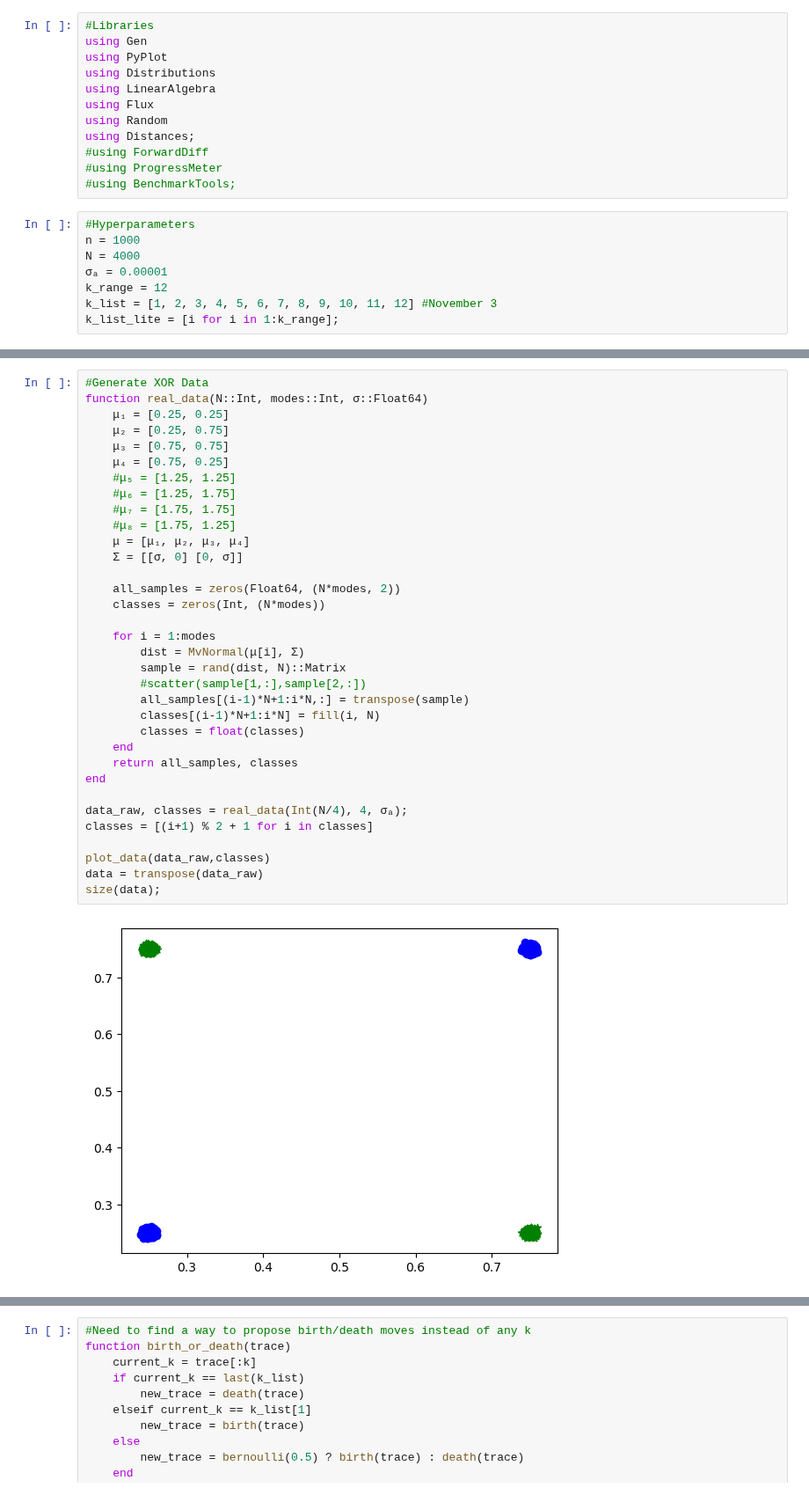
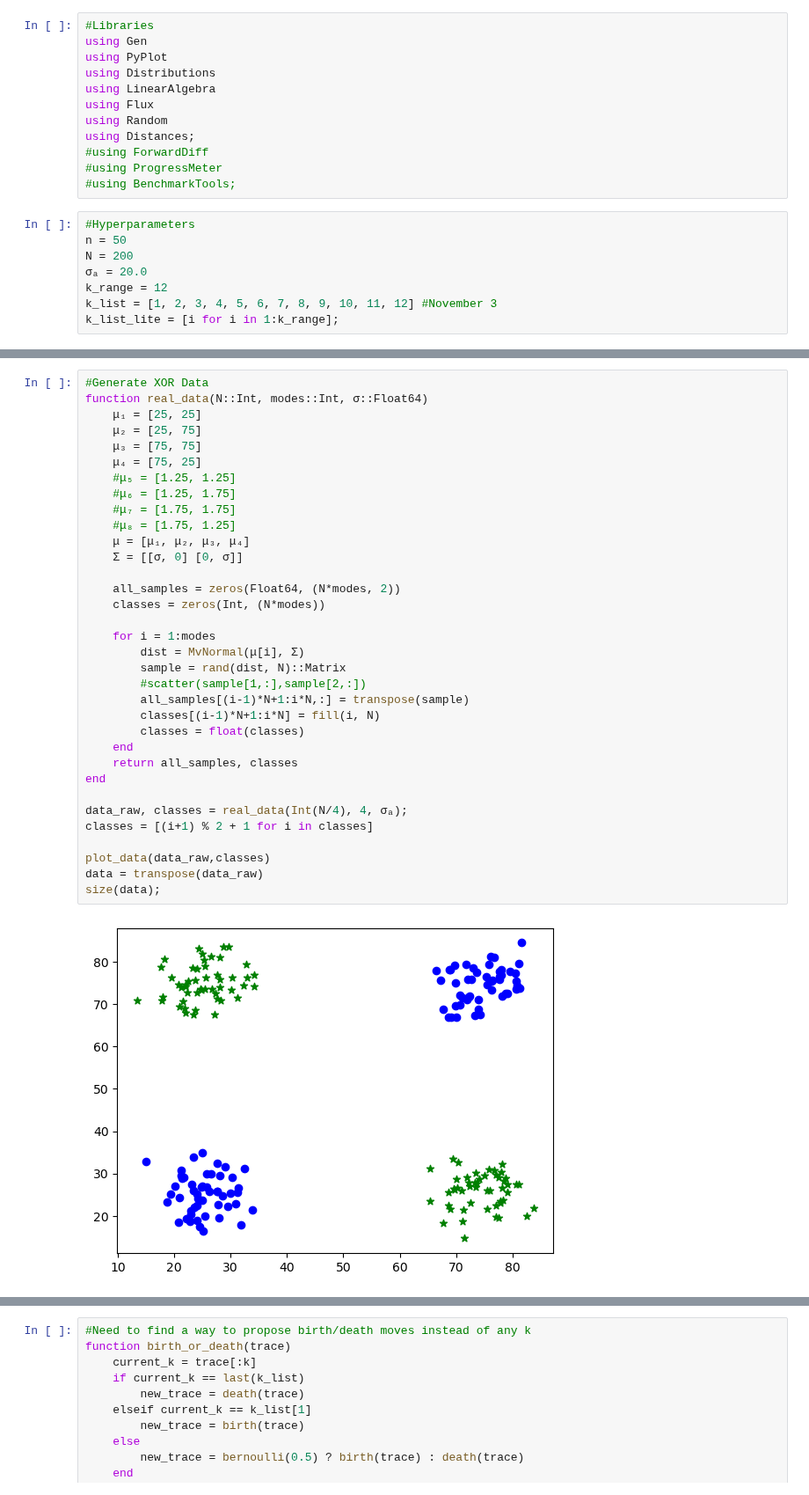
Before and after one commit to jberezow/RJMCMC, a Jupyter notebook: Thesis-MLP-BirthDeath.ipynb, the cells around one changed output, grey strips where cells are left out. Shown at 88% size. Cells and saved outputs as stored; diff of their text form.

```diff
--- a/Thesis-MLP-BirthDeath.ipynb
+++ b/Thesis-MLP-BirthDeath.ipynb
@@ -12,9 +12,9 @@ using Distances;
 #using BenchmarkTools;
 # %%
 #Hyperparameters
-n = 1000
-N = 4000
-σₐ = 0.00001
+n = 50
+N = 200
+σₐ = 20.0
 k_range = 12
 k_list = [1, 2, 3, 4, 5, 6, 7, 8, 9, 10, 11, 12] #November 3
 k_list_lite = [i for i in 1:k_range];
@@ -60,39 +60,39 @@ mₖ(k) = k*4 + 1;
 # %%
 #Generate XOR Data
 function real_data(N::Int, modes::Int, σ::Float64)
-    μ₁ = [0.25, 0.25]
-    μ₂ = [0.25, 0.75]
-    μ₃ = [0.75, 0.75]
-    μ₄ = [0.75, 0.25]
+    μ₁ = [25, 25]
+    μ₂ = [25, 75]
+    μ₃ = [75, 75]
+    μ₄ = [75, 25]
     #μ₅ = [1.25, 1.25]
     #μ₆ = [1.25, 1.75]
     #μ₇ = [1.75, 1.75]
     #μ₈ = [1.75, 1.25]
     μ = [μ₁, μ₂, μ₃, μ₄]
     Σ = [[σ, 0] [0, σ]]
 
     all_samples = zeros(Float64, (N*modes, 2))
     classes = zeros(Int, (N*modes))
 
     for i = 1:modes
         dist = MvNormal(μ[i], Σ)
         sample = rand(dist, N)::Matrix
         #scatter(sample[1,:],sample[2,:])
         all_samples[(i-1)*N+1:i*N,:] = transpose(sample)
         classes[(i-1)*N+1:i*N] = fill(i, N)
         classes = float(classes)
     end
     return all_samples, classes
 end
 
 data_raw, classes = real_data(Int(N/4), 4, σₐ);
 classes = [(i+1) % 2 + 1 for i in classes]
 
 plot_data(data_raw,classes)
 data = transpose(data_raw)
 size(data);
 # %% [output]
-[figure, old version]
+[figure, new version]
 # %%
 #Scale up - Fixed Separable Data - Multi-XOR Data
 function real_data(N::Int, modes::Int, σ::Float64)
```
Also changed, not shown: parts of 14 cells of this notebook, 2 other files.
